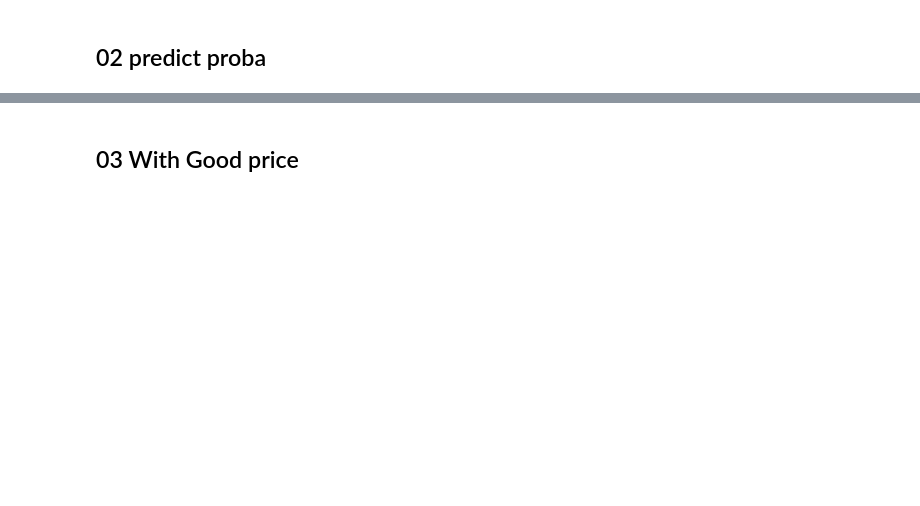
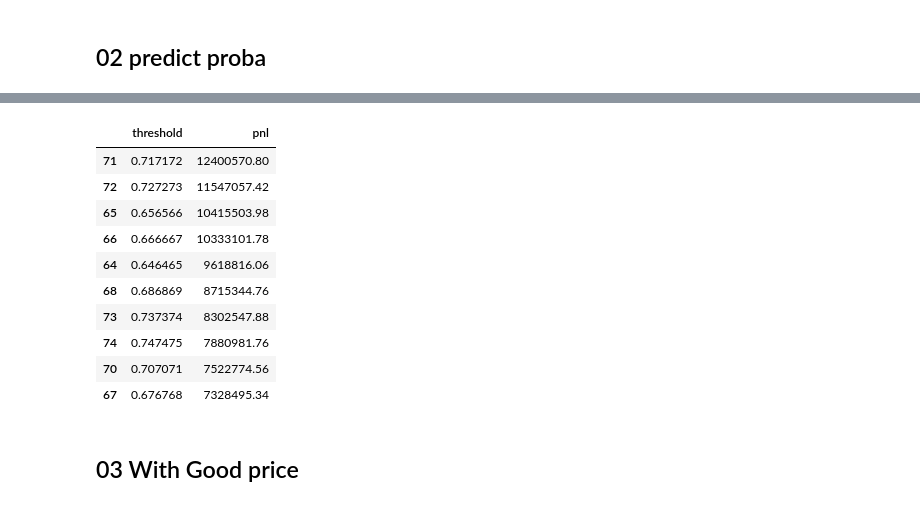
Before and after one commit to AlexandreGazagnes/ml-cost-function, a Jupyter notebook: notebooks/01-modelisation.ipynb, the cells around one changed output, grey strips where cells are left out. Cells and saved outputs as stored; diff of their text form; code cells hidden in the pictures; blank space fills up the shorter version.

```diff
--- a/notebooks/01-modelisation.ipynb
+++ b/notebooks/01-modelisation.ipynb
@@ -182,0 +349,14 @@ px.line(x=threshold_list, y=pnl_list)
+# %%
+pnl_df.sort_values(by='pnl', ascending=False).head(10)
+# %% [output]
+|  | threshold | pnl |
+| 71 | 0.717172 | 12400570.80 |
+| 72 | 0.727273 | 11547057.42 |
+| 65 | 0.656566 | 10415503.98 |
+| 66 | 0.666667 | 10333101.78 |
+| 64 | 0.646465 | 9618816.06 |
+| 68 | 0.686869 | 8715344.76 |
+| 73 | 0.737374 | 8302547.88 |
+| 74 | 0.747475 | 7880981.76 |
+| 70 | 0.707071 | 7522774.56 |
+| 67 | 0.676768 | 7328495.34 |
```
Also changed, not shown: parts of 32 cells of this notebook.
